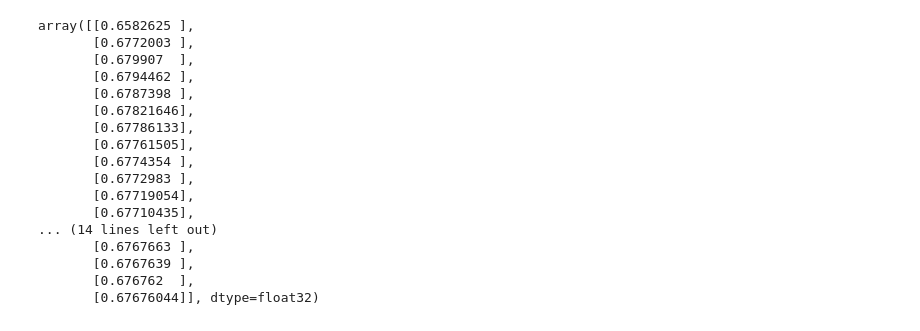
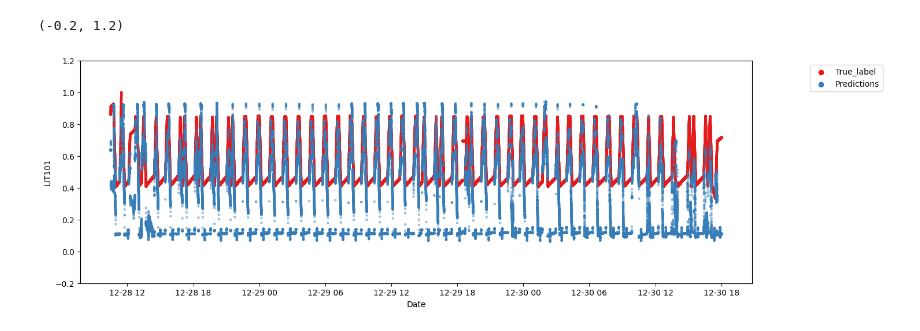
Before and after one commit to dbodenghien/SWaT_Analysis_TFE, a Jupyter notebook: lstm_model.ipynb, the cells around one changed output. Cells and saved outputs as stored; diff of their text form; code cells hidden in the pictures.

Commit message:
[update] lstm model

```diff
--- a/lstm_model.ipynb
+++ b/lstm_model.ipynb
@@ -117,2 +135,0 @@ X_test, y_test = create_dataset(test[cols], test[feature], TIME_STEPS)
-# %%
-date_test = test.loc[0:20000-1-TIME_STEPS, 'Timestamp']
@@ -186,0 +166,15 @@ Epoch 2/2
+# %%
+
+from keras.callbacks import EarlyStopping
+
+early_stop = EarlyStopping(monitor='loss', patience=5, verbose=1)
+batch_size = 16
+epochs = 4
+
+history = model.fit(X_train, y_train,
+                    batch_size=batch_size,
+                    epochs=epochs,
+                    # validation_data=(X_test, y_test),
+                    workers=10,
+                    use_multiprocessing=True
+                   )
@@ -187,3 +190,9 @@ Epoch 2/2
+# %%
+test_len = len(test_set)
+
+test = test_set.loc[0:test_len-1, cols]
+
+X_test, y_test = create_dataset(test[cols], test[features], TIME_STEPS)
 # %%
 X_test_pred = model.predict(X_test)
 # %% [output]
@@ -201,23 +208,28 @@ test_mae_loss = np.mean(np.abs(X_test_pred - X_test), axis=1)
-# %%
-X_test_pred[0]
-# %% [output]
-array([[0.6582625 ],
-       [0.6772003 ],
-       [0.679907  ],
-       [0.6794462 ],
-       [0.6787398 ],
-       [0.67821646],
-       [0.67786133],
-       [0.67761505],
-       [0.6774354 ],
-       [0.6772983 ],
-       [0.67719054],
-       [0.67710435],
-... (14 lines left out)
-       [0.6767663 ],
-       [0.6767639 ],
-       [0.676762  ],
-       [0.67676044]], dtype=float32)
+# %%
+how_much_in_futur = 29
+
+feature = 'LIT101'
+# index = 0
+index = list(cols).index(feature) # for multiple features
+
+X = X_test_pred[:, index]
+y = y_test[:, index]
+
+arr = [float(X[i]) for i in range(len(X))]
+predictions = pd.DataFrame({'Predictions': arr})
+true_label = pd.DataFrame({'True_label': y.flatten()})
+
+result = pd.concat([true_label, predictions, date_test], axis=1)
+
+data_melt = pd.melt(result.reset_index(), id_vars=['Timestamp'], value_vars=['True_label', 'Predictions'])
+g = sns.scatterplot(x='Timestamp', y='value', hue='variable', data=data_melt, palette='Set1', alpha=0.5, s=10, linewidth=0, legend='full')
+g.set(xlabel='Date', ylabel=feature)
+g.legend(loc='upper right', bbox_to_anchor=(1.2, 1), ncol=1)
+g.figure.set_size_inches(15, 5)
+g.set_ylim([-0.2, 1.2])
+# %% [output]
+(-0.2, 1.2)
+[figure, added]
 # %%
 how_much_in_futur = 29
 
```
Also changed, not shown: parts of 33 cells of this notebook, 2 other files.
